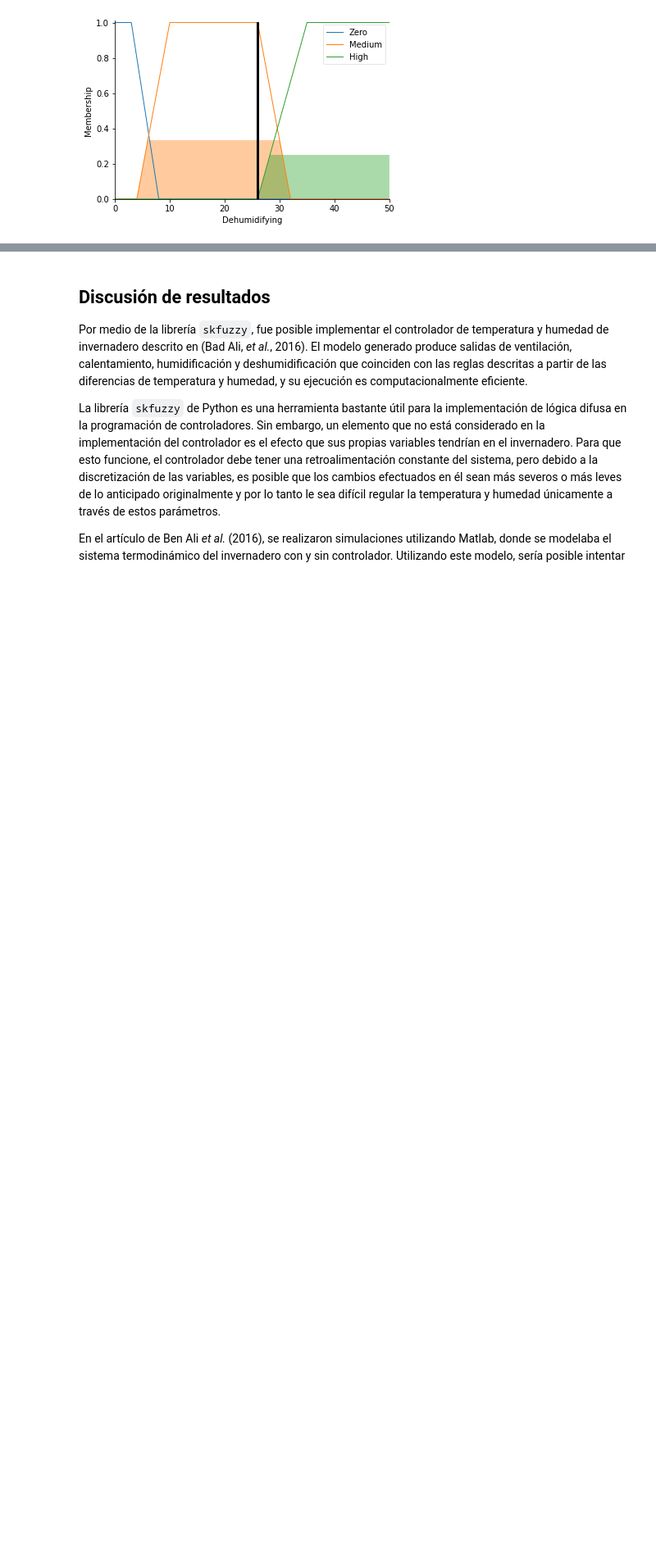
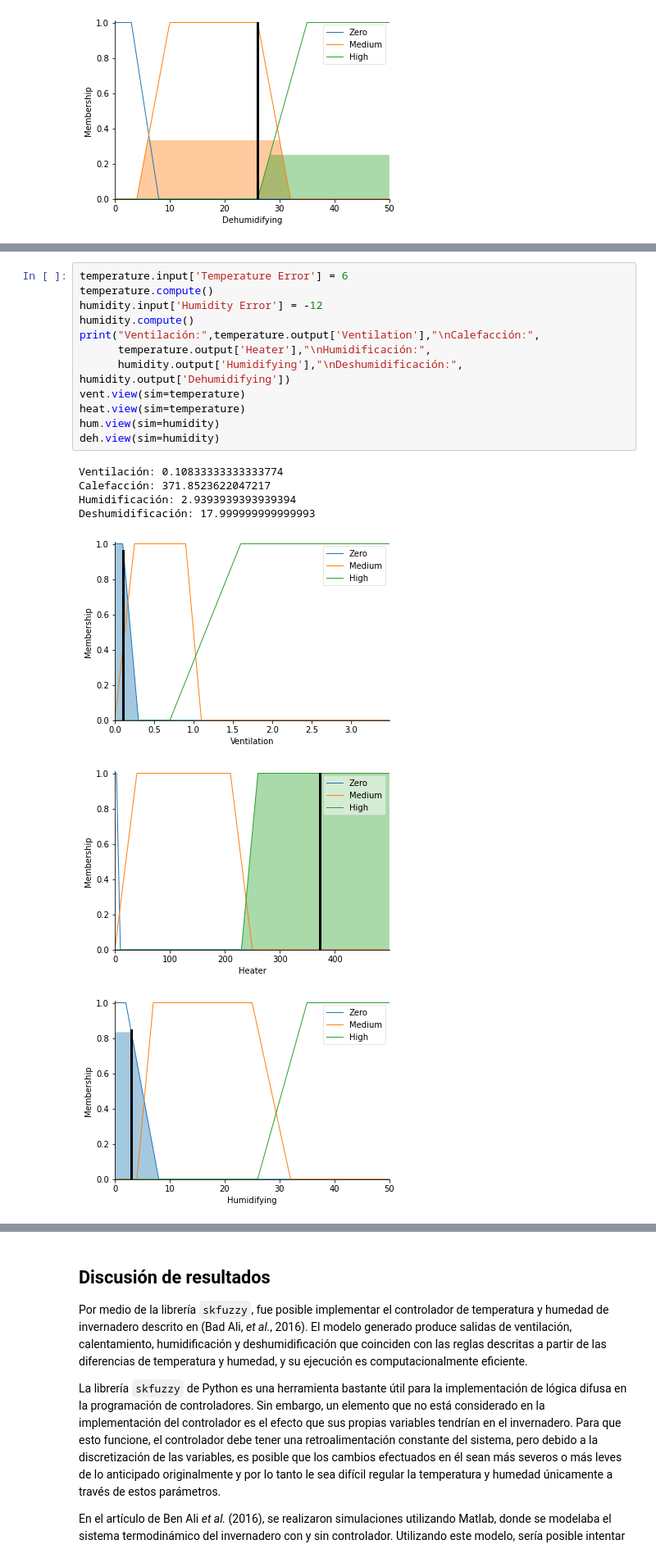
Before and after one commit to Andrea-Arguello/P2-ModSim, a Jupyter notebook: Proyecto 2.ipynb, the cells around one changed output, grey strips where cells are left out. Shown: that part at 82% size. Cells and saved outputs as stored; diff of their text form; blank space fills up the shorter version.

```diff
--- a/Proyecto 2.ipynb
+++ b/Proyecto 2.ipynb
@@ -202,0 +210,20 @@ deh.view(sim=humidity)
+# %%
+temperature.input['Temperature Error'] = 6
+temperature.compute()
+humidity.input['Humidity Error'] = -12
+humidity.compute()
+print("Ventilación:",temperature.output['Ventilation'],"\nCalefacción:",
+      temperature.output['Heater'],"\nHumidificación:",
+      humidity.output['Humidifying'],"\nDeshumidificación:", humidity.output['Dehumidifying'])
+vent.view(sim=temperature)
+heat.view(sim=temperature)
+hum.view(sim=humidity)
+deh.view(sim=humidity)
+# %% [output]
+Ventilación: 0.10833333333333774
+Calefacción: 371.8523622047217
+Humidificación: 2.9393939393939394
+Deshumidificación: 17.999999999999993
+[figure, added]
+[figure, added]
+[figure, added]
```
Also changed, not shown: parts of 2 cells of this notebook, 1 other file.
